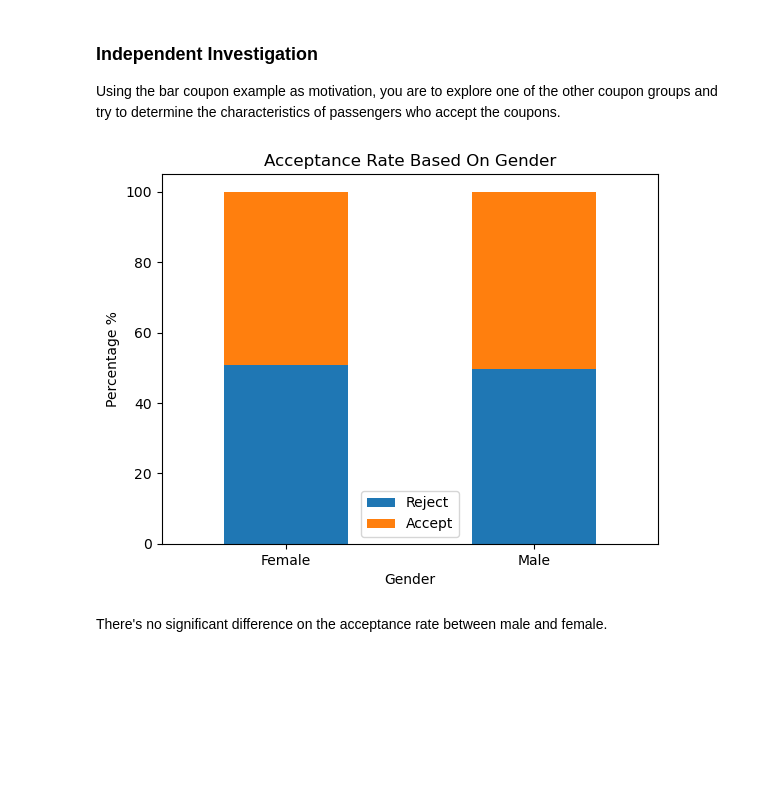
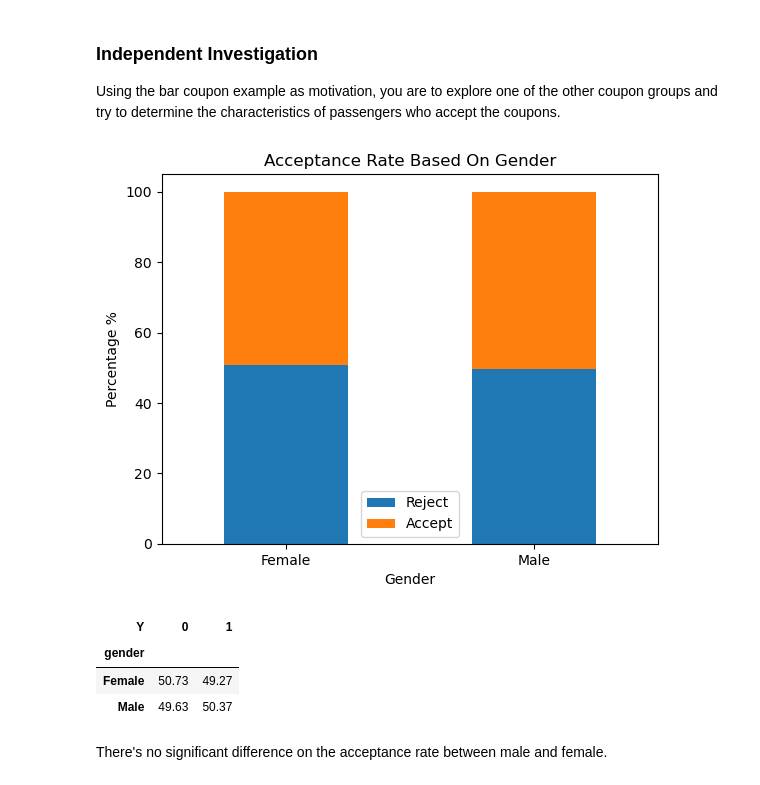
Before and after one commit to cdungca/coupon-acceptance, a Jupyter notebook: prompt.ipynb, the cells around one changed output. Saved outputs shown, nothing was run; the diff lists cells and outputs as text; code cells hidden in the pictures; blank space fills up the shorter version.

```diff
--- a/prompt.ipynb
+++ b/prompt.ipynb
@@ -430,19 +447,25 @@ coffeecoupon['Bar'] = coffeecoupon['Bar'].astype(int)
 # %%
 # check acceptance of coupon between male and female
 
 # assign to a new df for this scenario
 coffeescenariodf = coffeecoupon.groupby('gender')['Y'].value_counts(normalize=True).mul(100).round(2).unstack()
 
 coffeescenariodf.plot(kind = 'bar', stacked = True, rot=0)
 plt.xlabel ('Gender')
 plt.ylabel ('Percentage %')
 plt.title ('Acceptance Rate Based On Gender')
 plt.legend(['Reject','Accept'])
 #plt.subplots_adjust(bottom=0.4)
 plt.savefig('images/acceptance_rate_coffeegender.png')
 plt.show ()
+
+coffeescenariodf
 # %% [output]
 [figure]
+| Y | 0 | 1 |
+| gender |  |  |
+| Female | 50.73 | 49.27 |
+| Male | 49.63 | 50.37 |
 # %% [markdown]
 There's no significant difference on the acceptance rate between male and female.
 # %%
```
Also changed, not shown: parts of 2 cells of this notebook, 1 other file.
